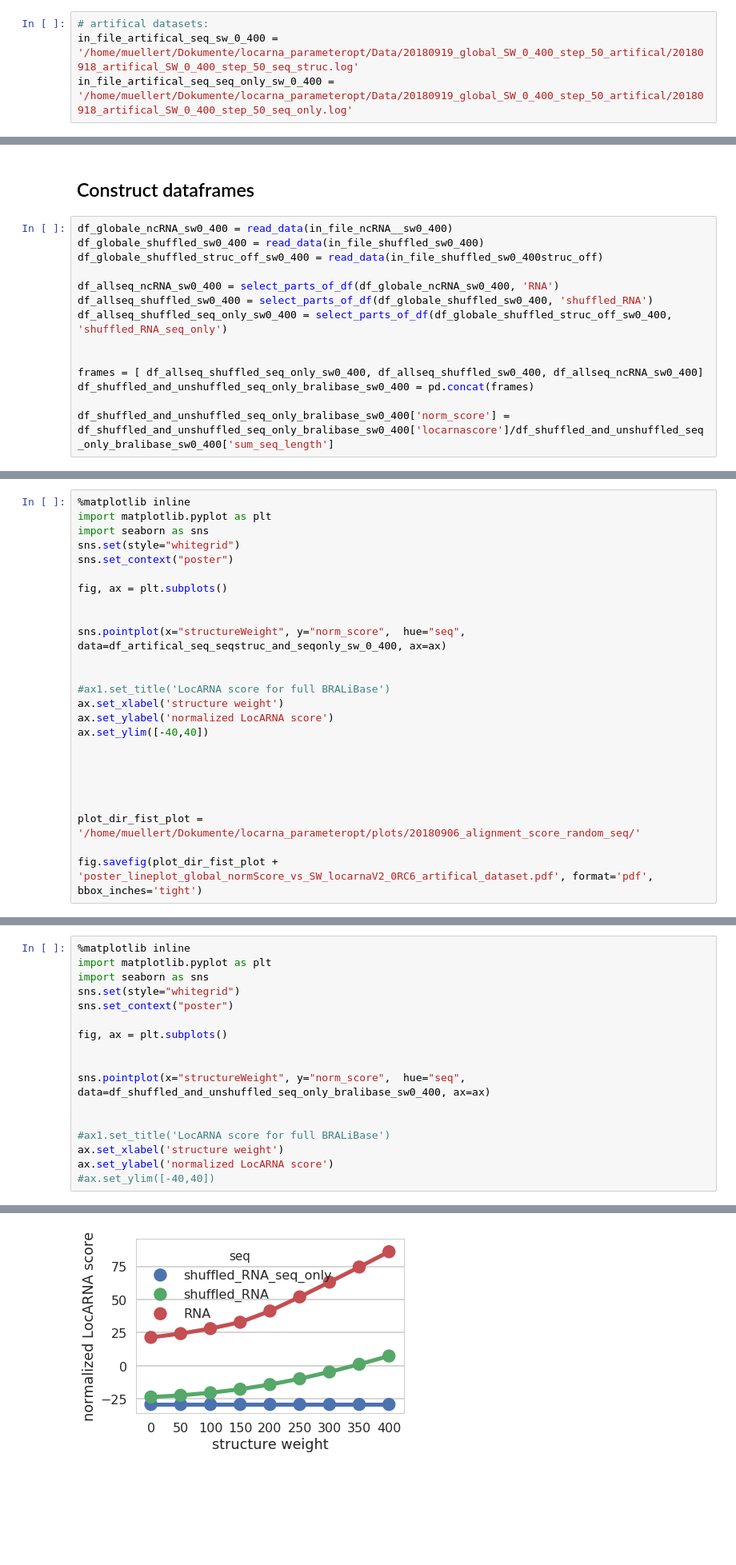
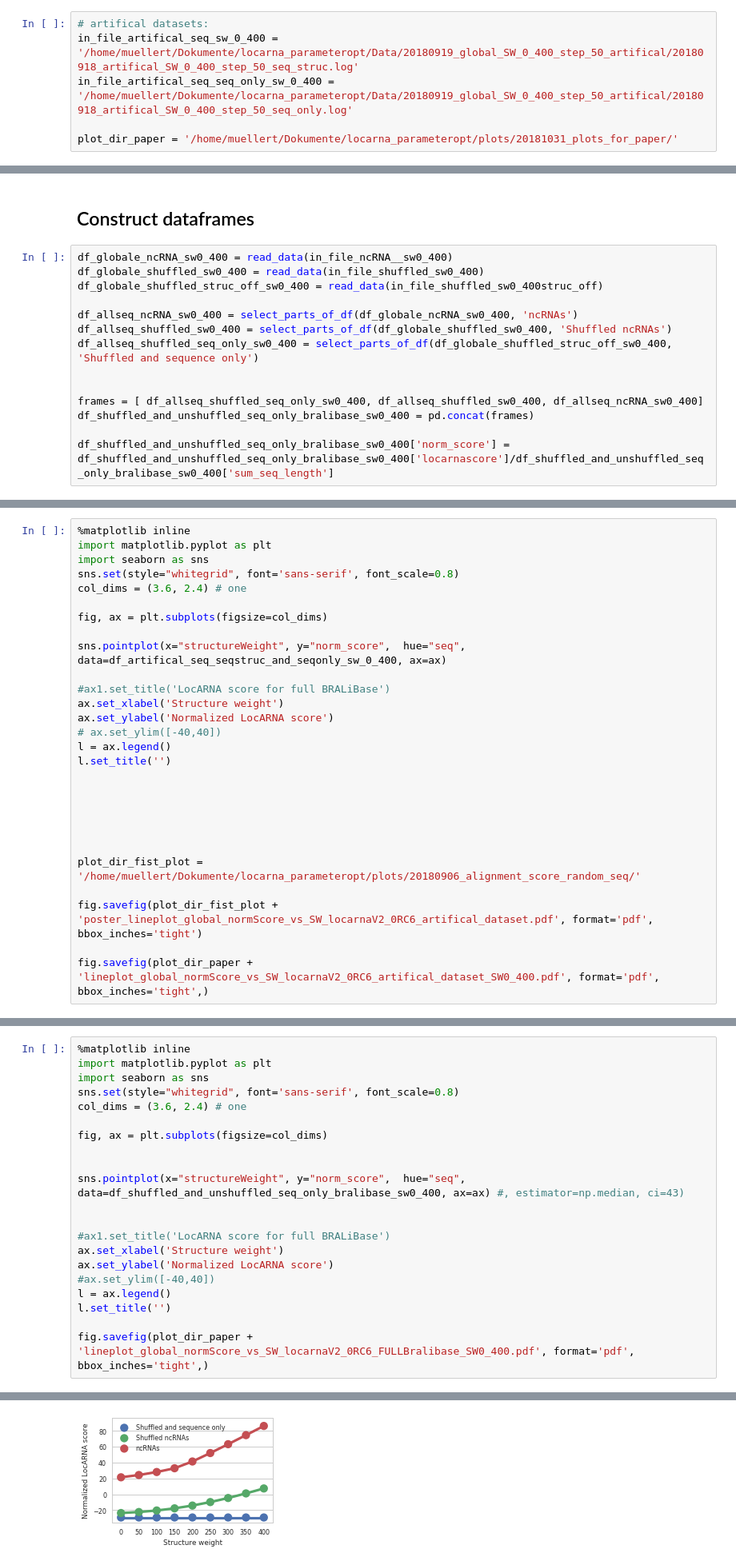
Before and after one commit to BackofenLab/local_alignment, a Jupyter notebook: analysis_notebooks/first_plot_global_score_sw_0_400.ipynb, the cells around one changed output, grey strips where cells are left out. Shown at 80% size. Drawn from its saved outputs; the diff is of its cells as text; blank space fills up the shorter version.

```diff
--- a/analysis_notebooks/first_plot_global_score_sw_0_400.ipynb
+++ b/analysis_notebooks/first_plot_global_score_sw_0_400.ipynb
@@ -111,6 +111,8 @@ def length_diff_subset_df(df, start, end):
 # artifical datasets:
 in_file_artifical_seq_sw_0_400 = '/home/muellert/Dokumente/locarna_parameteropt/Data/20180919_global_SW_0_400_step_50_artifical/20180918_artifical_SW_0_400_step_50_seq_struc.log'
 in_file_artifical_seq_seq_only_sw_0_400 = '/home/muellert/Dokumente/locarna_parameteropt/Data/20180919_global_SW_0_400_step_50_artifical/20180918_artifical_SW_0_400_step_50_seq_only.log'
+
+plot_dir_paper = '/home/muellert/Dokumente/locarna_parameteropt/plots/20181031_plots_for_paper/'
 # %%
 # 'new' bralibase with SW 0 - 400
 in_file_shuffled_sw0_400struc_off = '/home/muellert/Dokumente/locarna_parameteropt/Data/20181017_global_k2_SW_0_400/20181016_global_shuffledk2_SW_0_400_p1.log'
@@ -123,9 +125,9 @@ df_globale_ncRNA_sw0_400 = read_data(in_file_ncRNA__sw0_400)
 df_globale_shuffled_sw0_400 = read_data(in_file_shuffled_sw0_400)
 df_globale_shuffled_struc_off_sw0_400 = read_data(in_file_shuffled_sw0_400struc_off)
 
-df_allseq_ncRNA_sw0_400 = select_parts_of_df(df_globale_ncRNA_sw0_400, 'RNA')
-df_allseq_shuffled_sw0_400 = select_parts_of_df(df_globale_shuffled_sw0_400, 'shuffled_RNA')
-df_allseq_shuffled_seq_only_sw0_400 = select_parts_of_df(df_globale_shuffled_struc_off_sw0_400, 'shuffled_RNA_seq_only')
+df_allseq_ncRNA_sw0_400 = select_parts_of_df(df_globale_ncRNA_sw0_400, 'ncRNAs')
+df_allseq_shuffled_sw0_400 = select_parts_of_df(df_globale_shuffled_sw0_400, 'Shuffled ncRNAs')
+df_allseq_shuffled_seq_only_sw0_400 = select_parts_of_df(df_globale_shuffled_struc_off_sw0_400, 'Shuffled and sequence only')
 
 
 frames = [ df_allseq_shuffled_seq_only_sw0_400, df_allseq_shuffled_sw0_400, df_allseq_ncRNA_sw0_400]
@@ -160,19 +162,20 @@ memory usage: 9.6+ MB
 %matplotlib inline
 import matplotlib.pyplot as plt
 import seaborn as sns
-sns.set(style="whitegrid")
-sns.set_context("poster")
+sns.set(style="whitegrid", font='sans-serif', font_scale=0.8)
+col_dims = (3.6, 2.4) # one
 
-fig, ax = plt.subplots()
-
+fig, ax = plt.subplots(figsize=col_dims)
 
 sns.pointplot(x="structureWeight", y="norm_score",  hue="seq", data=df_artifical_seq_seqstruc_and_seqonly_sw_0_400, ax=ax)
 
+#ax1.set_title('LocARNA score for full BRALiBase')
+ax.set_xlabel('Structure weight')
+ax.set_ylabel('Normalized LocARNA score')
+# ax.set_ylim([-40,40])
+l = ax.legend()
+l.set_title('')
 
-#ax1.set_title('LocARNA score for full BRALiBase')
-ax.set_xlabel('structure weight')
-ax.set_ylabel('normalized LocARNA score')
-ax.set_ylim([-40,40])
 
 
 
@@ -181,4 +184,6 @@ ax.set_ylim([-40,40])
 plot_dir_fist_plot = '/home/muellert/Dokumente/locarna_parameteropt/plots/20180906_alignment_score_random_seq/'
 
 fig.savefig(plot_dir_fist_plot + 'poster_lineplot_global_normScore_vs_SW_locarnaV2_0RC6_artifical_dataset.pdf', format='pdf', bbox_inches='tight')
+
+fig.savefig(plot_dir_paper + 'lineplot_global_normScore_vs_SW_locarnaV2_0RC6_artifical_dataset_SW0_400.pdf', format='pdf', bbox_inches='tight',)
 # %% [output]
@@ -187,17 +237,21 @@ fig.savefig(plot_dir_fist_plot + 'poster_lineplot_global_normScore_vs_SW_locarna
 %matplotlib inline
 import matplotlib.pyplot as plt
 import seaborn as sns
-sns.set(style="whitegrid")
-sns.set_context("poster")
+sns.set(style="whitegrid", font='sans-serif', font_scale=0.8)
+col_dims = (3.6, 2.4) # one
 
-fig, ax = plt.subplots()
+fig, ax = plt.subplots(figsize=col_dims)
 
 
-sns.pointplot(x="structureWeight", y="norm_score",  hue="seq", data=df_shuffled_and_unshuffled_seq_only_bralibase_sw0_400, ax=ax)
+sns.pointplot(x="structureWeight", y="norm_score",  hue="seq", data=df_shuffled_and_unshuffled_seq_only_bralibase_sw0_400, ax=ax) #, estimator=np.median, ci=43)
 
 
 #ax1.set_title('LocARNA score for full BRALiBase')
-ax.set_xlabel('structure weight')
-ax.set_ylabel('normalized LocARNA score')
+ax.set_xlabel('Structure weight')
+ax.set_ylabel('Normalized LocARNA score')
 #ax.set_ylim([-40,40])
+l = ax.legend()
+l.set_title('')
+
+fig.savefig(plot_dir_paper + 'lineplot_global_normScore_vs_SW_locarnaV2_0RC6_FULLBralibase_SW0_400.pdf', format='pdf', bbox_inches='tight',)
 # %% [output]
@@ -205 +258 @@ Text(0,0.5,'normalized LocARNA score')
-[figure, old version]
+[figure, new version]
```
Also changed, not shown: parts of 18 cells of this notebook, 3 other files.
